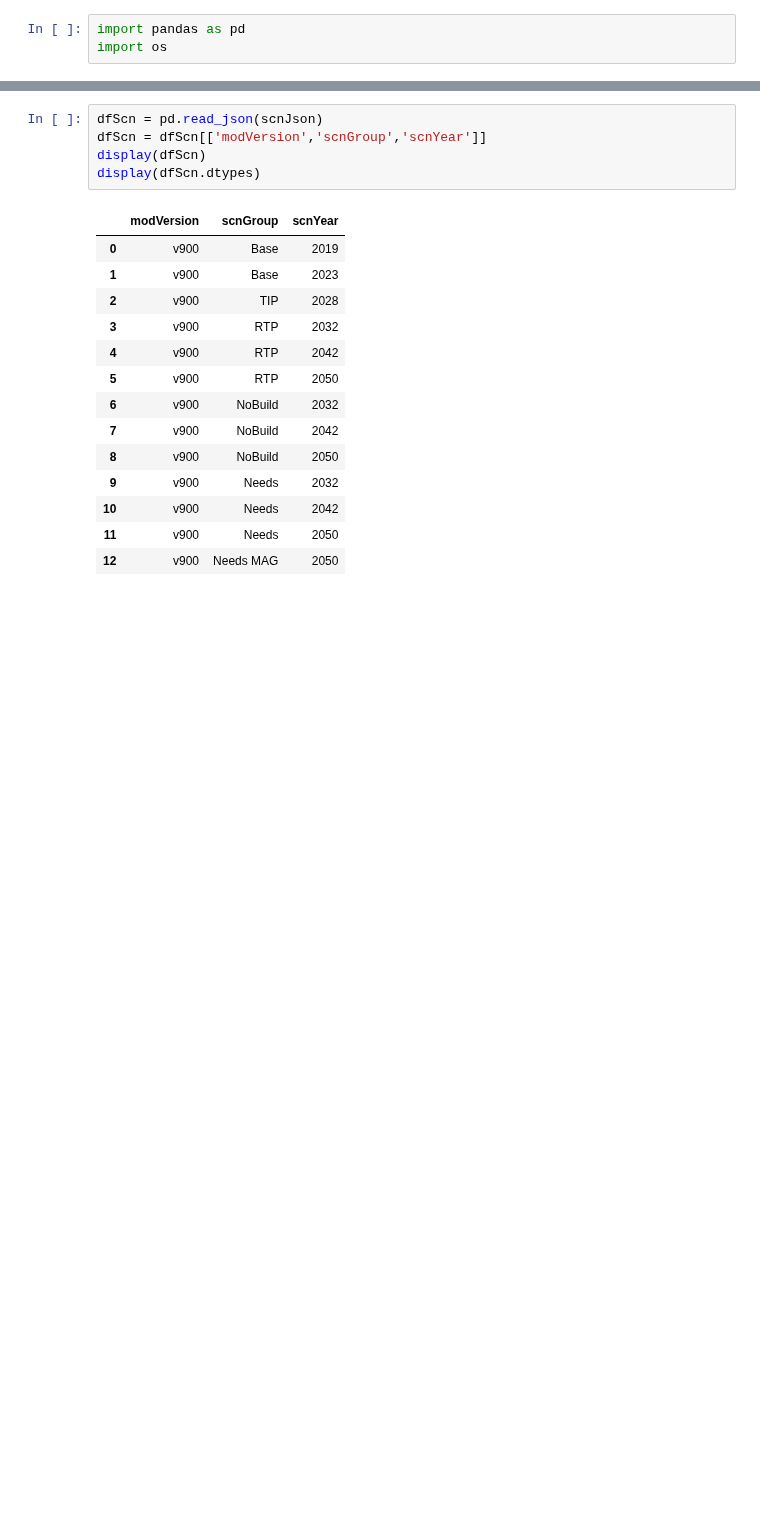
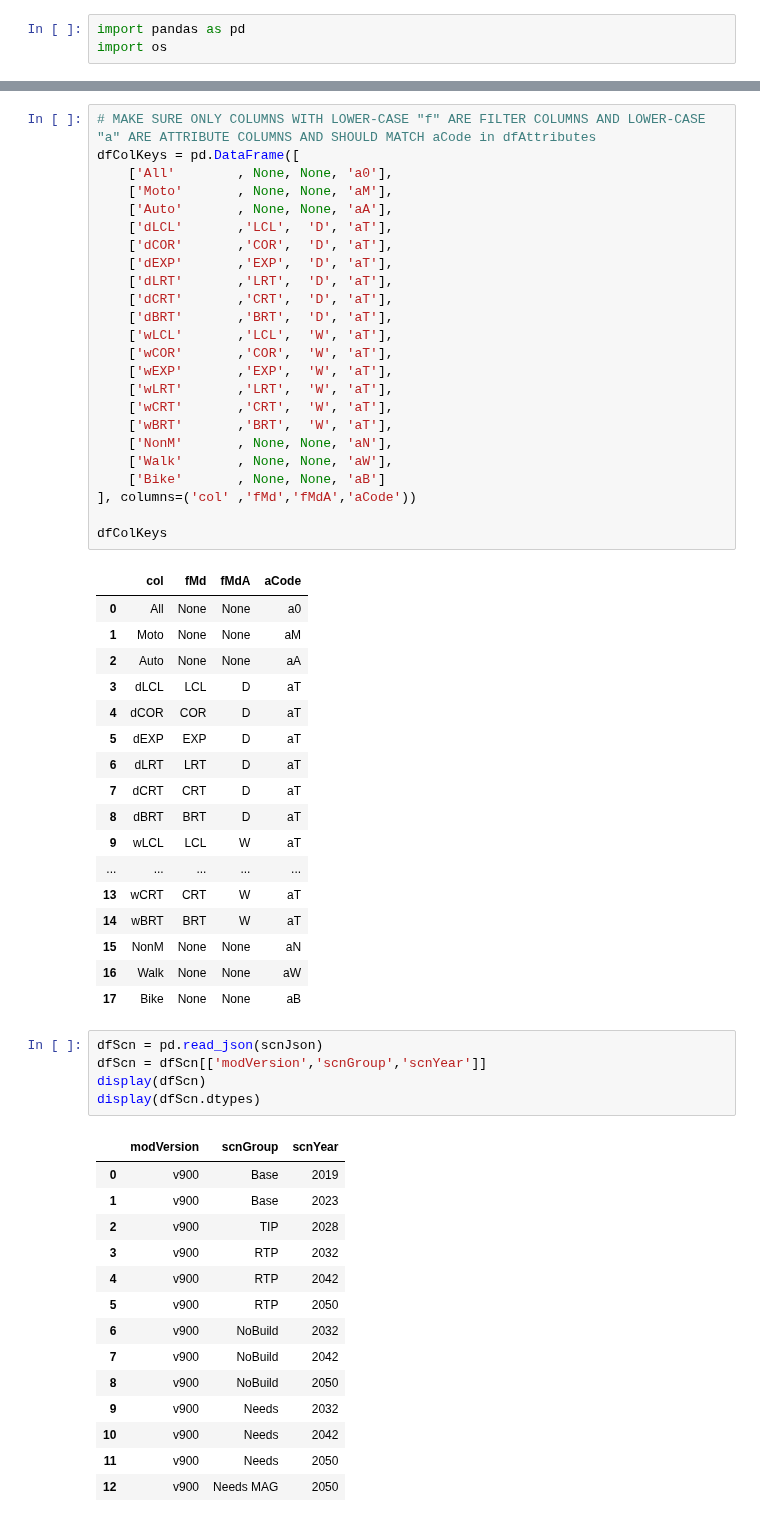
Before and after one commit to WFRCAnalytics/vizTool, a Jupyter notebook: Create-Jsons-Zones-ModeTrips-vizMap.ipynb, the cells around one changed output, grey strips where cells are left out. Saved outputs shown, nothing was run; the diff lists cells and outputs as text; blank space fills up the shorter version.

```diff
--- a/Create-Jsons-Zones-ModeTrips-vizMap.ipynb
+++ b/Create-Jsons-Zones-ModeTrips-vizMap.ipynb
@@ -75,3 +69,45 @@ display(lstFiltersOwnCol)
+# %%
+# MAKE SURE ONLY COLUMNS WITH LOWER-CASE "f" ARE FILTER COLUMNS AND LOWER-CASE "a" ARE ATTRIBUTE COLUMNS AND SHOULD MATCH aCode in dfAttributes
+dfColKeys = pd.DataFrame([
+    ['All'        , None, None, 'a0'],
+    ['Moto'       , None, None, 'aM'],
+    ['Auto'       , None, None, 'aA'],
+    ['dLCL'       ,'LCL',  'D', 'aT'],
+    ['dCOR'       ,'COR',  'D', 'aT'],
+    ['dEXP'       ,'EXP',  'D', 'aT'],
+    ['dLRT'       ,'LRT',  'D', 'aT'],
+    ['dCRT'       ,'CRT',  'D', 'aT'],
+    ['dBRT'       ,'BRT',  'D', 'aT'],
+    ['wLCL'       ,'LCL',  'W', 'aT'],
+    ['wCOR'       ,'COR',  'W', 'aT'],
+    ['wEXP'       ,'EXP',  'W', 'aT'],
+    ['wLRT'       ,'LRT',  'W', 'aT'],
+    ['wCRT'       ,'CRT',  'W', 'aT'],
+    ['wBRT'       ,'BRT',  'W', 'aT'],
+    ['NonM'       , None, None, 'aN'],
+    ['Walk'       , None, None, 'aW'],
+    ['Bike'       , None, None, 'aB']
+], columns=('col' ,'fMd','fMdA','aCode'))
+
+dfColKeys
+# %% [output]
+|  | col | fMd | fMdA | aCode |
+| 0 | All | None | None | a0 |
+| 1 | Moto | None | None | aM |
+| 2 | Auto | None | None | aA |
+| 3 | dLCL | LCL | D | aT |
+| 4 | dCOR | COR | D | aT |
+| 5 | dEXP | EXP | D | aT |
+| 6 | dLRT | LRT | D | aT |
+| 7 | dCRT | CRT | D | aT |
+| 8 | dBRT | BRT | D | aT |
+| 9 | wLCL | LCL | W | aT |
+| ... | ... | ... | ... | ... |
+| 13 | wCRT | CRT | W | aT |
+| 14 | wBRT | BRT | W | aT |
+| 15 | NonM | None | None | aN |
+| 16 | Walk | None | None | aW |
+| 17 | Bike | None | None | aB |
 # %%
 dfScn = pd.read_json(scnJson)
 dfScn = dfScn[['modVersion','scnGroup','scnYear']]
```
Also changed, not shown: parts of 6 cells of this notebook, 20 other files.
